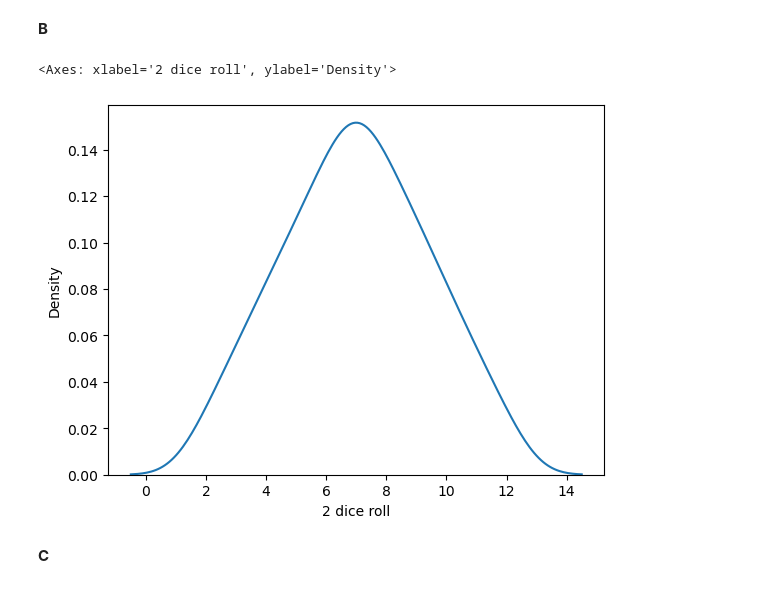
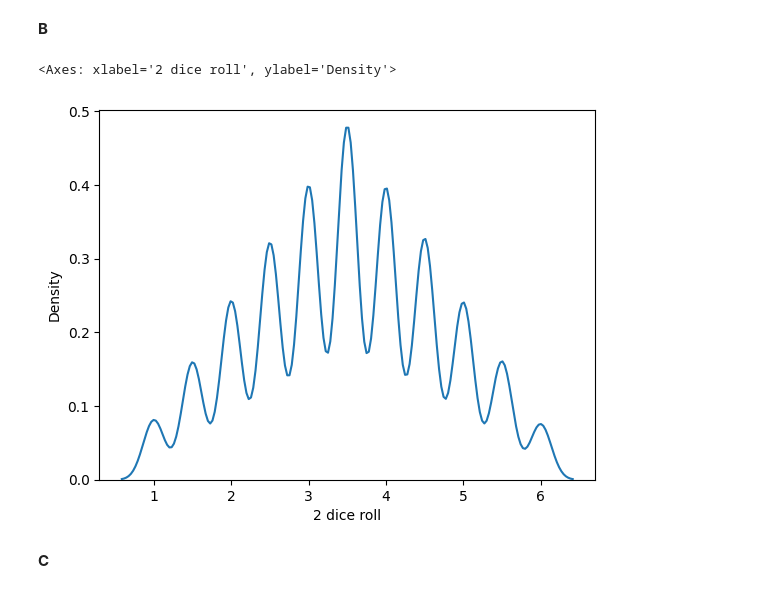
Before and after one commit to DavidRozenblumStudent/statisics_course_data_files, a Jupyter notebook: hw_3.ipynb, the cells around one changed output. Drawn from its saved outputs; the diff is of its cells as text; code cells hidden in the pictures.

```diff
--- a/hw_3.ipynb
+++ b/hw_3.ipynb
@@ -227,11 +378,13 @@ plt.show()
 **B**
 # %%
 X4_2 = stats.randint.rvs(low=1, high=7, size=50000) + stats.randint.rvs(low=1, high=7, size=50000)
+X4_2 = X4_2 / 2
 X4_2_df = pd.DataFrame(X4_2, columns=['2 dice roll'])
-sns.kdeplot(data=X4_2_df, x='2 dice roll', bw_adjust=3)
+# sns.kdeplot(data=X4_2_df, x='2 dice roll', bw_adjust=3)
+sns.kdeplot(data=X4_2_df, x='2 dice roll')
 # %% [output]
 <Axes: xlabel='2 dice roll', ylabel='Density'>
-[figure, old version]
+[figure, new version]
 # %% [markdown]
 **C**
 # %%
```
Also changed, not shown: parts of 18 cells of this notebook.
